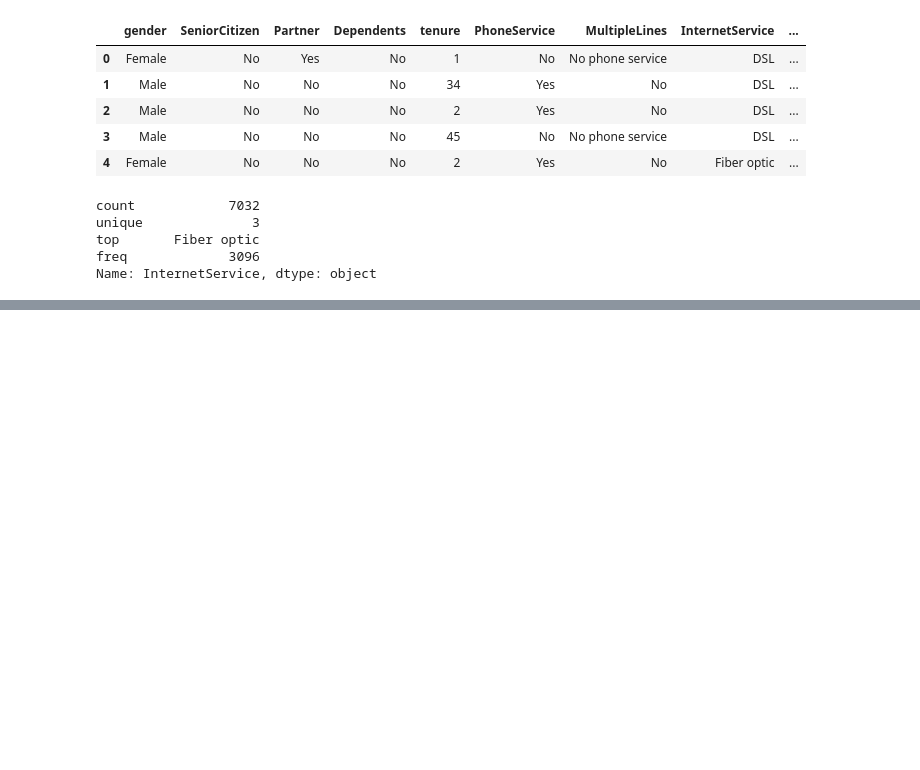
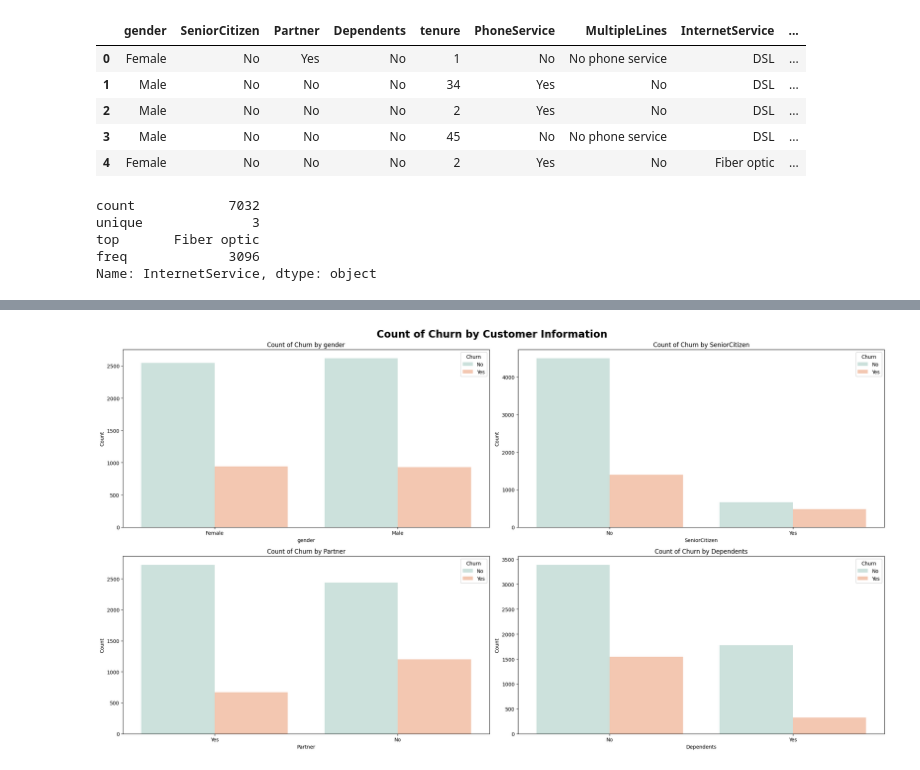
Before and after one commit to ss22aba/NEW, a Jupyter notebook: NEW_PROJECT.ipynb, the cells around one changed output, grey strips where cells are left out. Saved outputs shown, nothing was run; the diff lists cells and outputs as text; code cells hidden in the pictures; blank space fills up the shorter version.

```diff
--- a/NEW_PROJECT.ipynb
+++ b/NEW_PROJECT.ipynb
@@ -251,0 +274,18 @@ fig.show()
+# %%
+def categoricalBar(feature, ax):
+    sns.countplot(x=feature, hue='Churn', data=data, ax=ax, palette=['#C9E4DE', '#fec3a6'])
+    ax.set_title(f'Count of Churn by {feature}')
+    ax.set_xlabel(feature)
+    ax.set_ylabel('Count')
+# %%
+fig, ((ax1, ax2), (ax3, ax4)) = plt.subplots(2, 2, figsize=(22, 12))
+categoricalBar('gender',ax1)
+categoricalBar('SeniorCitizen',ax2)
+categoricalBar('Partner',ax3)
+categoricalBar('Dependents',ax4)
+
+fig.suptitle('Count of Churn by Customer Information', fontsize=20, fontweight = 'bold')
+plt.tight_layout()
+plt.show()
+# %% [output]
+[figure, added]
```
Also changed, not shown: parts of 13 cells of this notebook.
